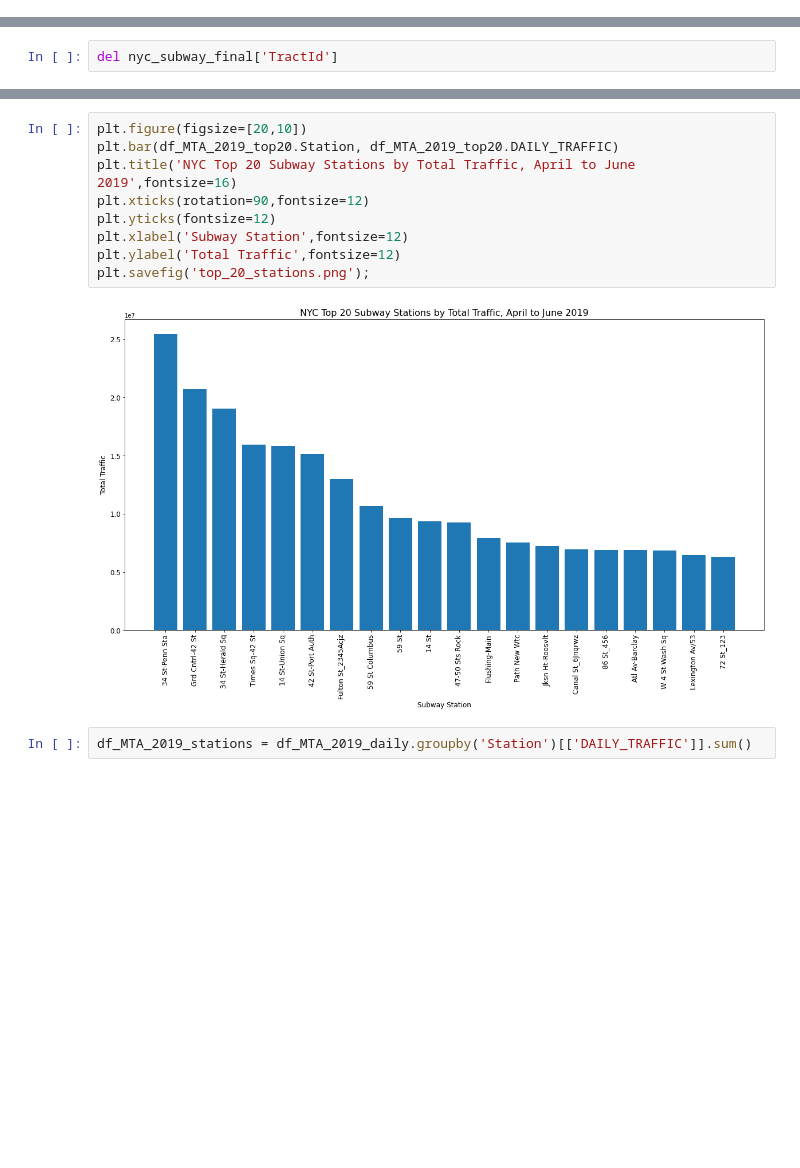
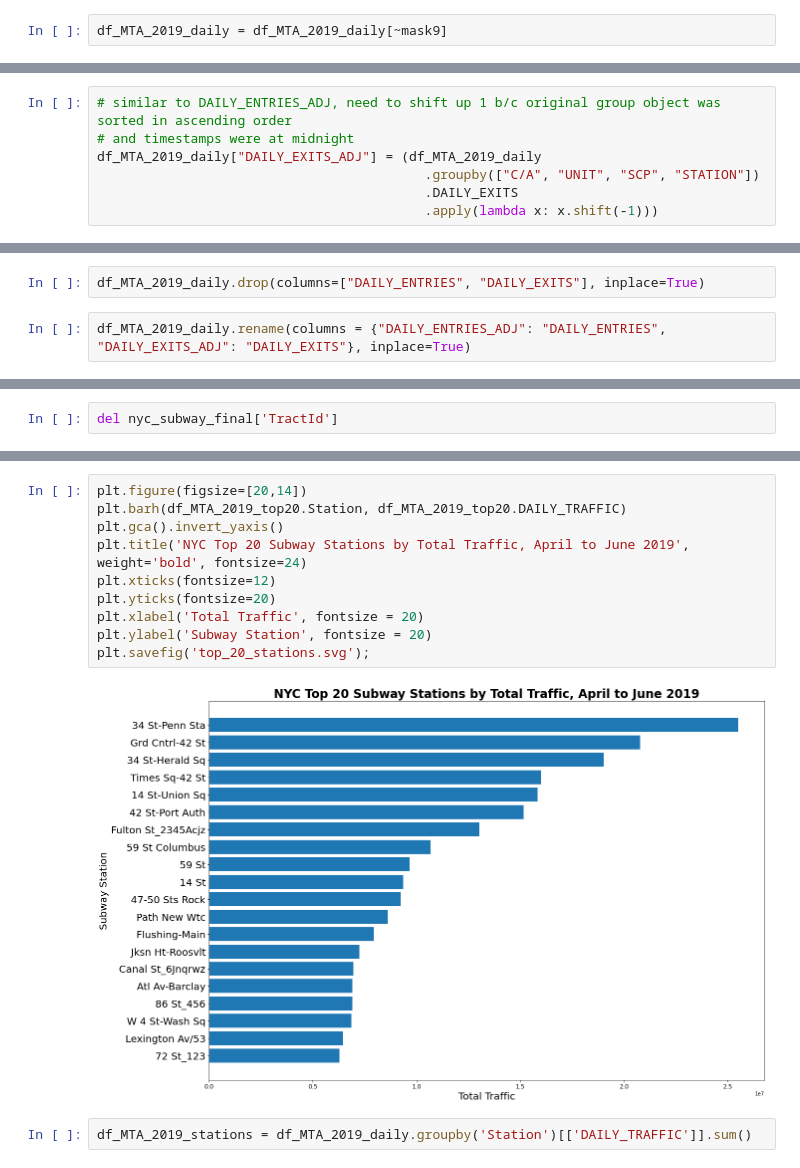
Before and after one commit to matthewywang/DS_bootcamp, a Jupyter notebook: MTA_data_project1_MASTER_vFINAL.ipynb, the cells around one changed output, grey strips where cells are left out. Saved outputs shown, nothing was run; the diff lists cells and outputs as text; blank space fills up the shorter version.

```diff
--- a/MTA_data_project1_MASTER_vFINAL.ipynb
+++ b/MTA_data_project1_MASTER_vFINAL.ipynb
@@ -874,3 +883,5 @@ df_MTA_2019_daily.head()
 mask9 = ((df_MTA_2019_daily['peak_factor_exits'] > 10)
          & (df_MTA_2019_daily['DAILY_EXITS'] >= 0.9*df_MTA_2019_daily["MAX_DAILY_EXITS_TURNSTILE"])
          & (df_MTA_2019_daily['MAX_DAILY_EXITS_TURNSTILE'] >= 10000))
+# %%
+df_MTA_2019_daily = df_MTA_2019_daily[~mask9]
@@ -924,0 +945,7 @@ df_MTA_2019_daily.drop(columns=['DATE_DIFF','MAX_DAILY_ENTRIES_TURNSTILE','MEDIA
+# %%
+# similar to DAILY_ENTRIES_ADJ, need to shift up 1 b/c original group object was sorted in ascending order
+# and timestamps were at midnight
+df_MTA_2019_daily["DAILY_EXITS_ADJ"] = (df_MTA_2019_daily
+                                          .groupby(["C/A", "UNIT", "SCP", "STATION"])
+                                          .DAILY_EXITS
+                                          .apply(lambda x: x.shift(-1)))
@@ -925,3 +961,7 @@ df_MTA_2019_daily.drop(columns=['DATE_DIFF','MAX_DAILY_ENTRIES_TURNSTILE','MEDIA
+# %%
+df_MTA_2019_daily.drop(columns=["DAILY_ENTRIES", "DAILY_EXITS"], inplace=True)
+# %%
+df_MTA_2019_daily.rename(columns = {"DAILY_ENTRIES_ADJ": "DAILY_ENTRIES", "DAILY_EXITS_ADJ": "DAILY_EXITS"}, inplace=True)
 # %%
 df_MTA_2019_daily.head()
 # %% [output]
@@ -1394,16 +1441,17 @@ nyc_subway_final.head()
 | 3 | BMT | 121 St | Q | 121 St_BMT | Queens | 40.700492 | -73.828294 | ... |
 | 4 | BMT | 14 St - Union Sq | M | 14 St - Union Sq_BMT | Manhattan | 40.735736 | -73.990568 | ... |
 # %%
-plt.figure(figsize=[20,10])
-plt.bar(df_MTA_2019_top20.Station, df_MTA_2019_top20.DAILY_TRAFFIC)
-plt.title('NYC Top 20 Subway Stations by Total Traffic, April to June 2019',fontsize=16)
-plt.xticks(rotation=90,fontsize=12)
-plt.yticks(fontsize=12)
-plt.xlabel('Subway Station',fontsize=12)
-plt.ylabel('Total Traffic',fontsize=12)
-plt.savefig('top_20_stations.png');
+plt.figure(figsize=[20,14])
+plt.barh(df_MTA_2019_top20.Station, df_MTA_2019_top20.DAILY_TRAFFIC)
+plt.gca().invert_yaxis()
+plt.title('NYC Top 20 Subway Stations by Total Traffic, April to June 2019', weight='bold', fontsize=24)
+plt.xticks(fontsize=12)
+plt.yticks(fontsize=20)
+plt.xlabel('Total Traffic', fontsize = 20)
+plt.ylabel('Subway Station', fontsize = 20)
+plt.savefig('top_20_stations.svg');
 # %% [output]
-[figure, old version]
+[figure, new version]
 # %%
 df_MTA_2019_stations = df_MTA_2019_daily.groupby('Station')[['DAILY_TRAFFIC']].sum()
 # %%
```
Also changed, not shown: parts of 134 cells of this notebook.
